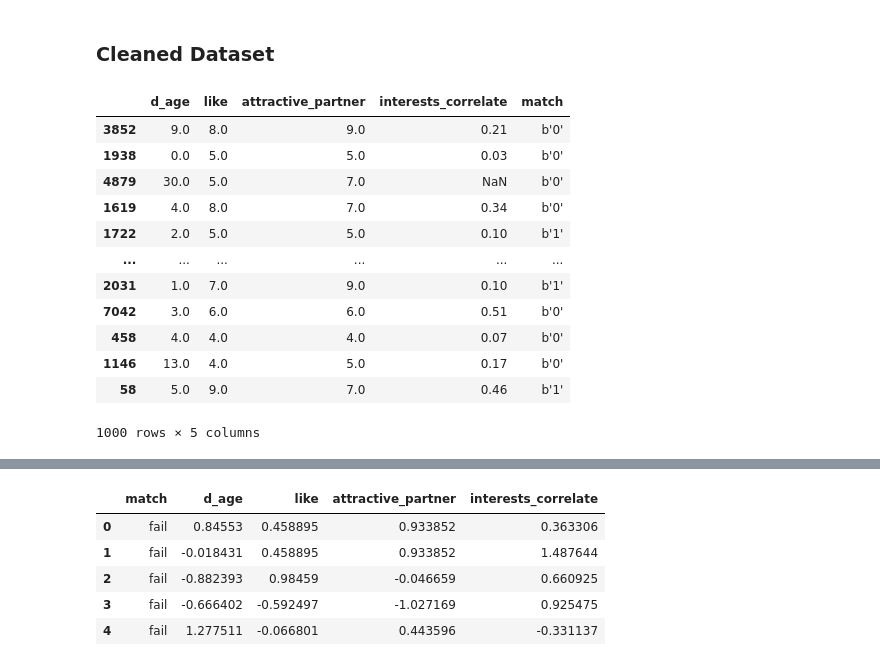
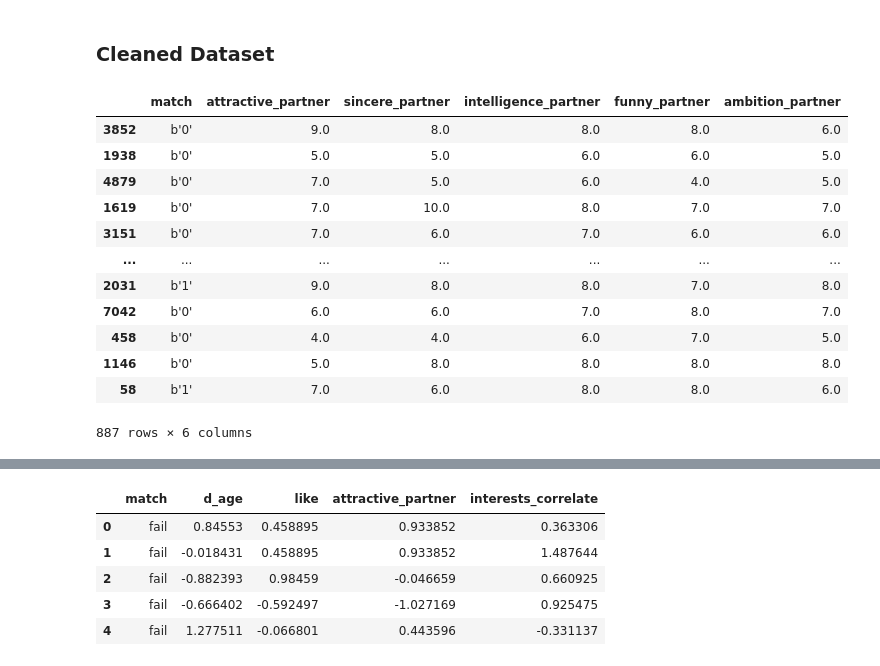
Before and after one commit to mkimur02/final_project_dsci100, a Jupyter notebook: Untitled.ipynb, the cells around one changed output, grey strips where cells are left out. Saved outputs shown, nothing was run; the diff lists cells and outputs as text; code cells hidden in the pictures.

```diff
--- a/Untitled.ipynb
+++ b/Untitled.ipynb
@@ -50,23 +50,23 @@ df_speeddating
 # %% [markdown]
 ### Cleaned Dataset
 # %%
-speeddating = df_speeddating[["d_age", "like","attractive_partner", "interests_correlate", "match"]]
-speeddating = speeddating.sample(n=1000, random_state=2023)
+speeddating = df_speeddating[["match","attractive_partner", "sincere_partner","intelligence_partner", "funny_partner", "ambition_partner"]]
+speeddating = speeddating.sample(n=1000, random_state=2023).dropna()
 speeddating
 # %% [output]
-|  | d_age | like | attractive_partner | interests_correlate | match |
-| 3852 | 9.0 | 8.0 | 9.0 | 0.21 | b'0' |
-| 1938 | 0.0 | 5.0 | 5.0 | 0.03 | b'0' |
-| 4879 | 30.0 | 5.0 | 7.0 | NaN | b'0' |
-| 1619 | 4.0 | 8.0 | 7.0 | 0.34 | b'0' |
-| 1722 | 2.0 | 5.0 | 5.0 | 0.10 | b'1' |
-| ... | ... | ... | ... | ... | ... |
-| 2031 | 1.0 | 7.0 | 9.0 | 0.10 | b'1' |
-| 7042 | 3.0 | 6.0 | 6.0 | 0.51 | b'0' |
-| 458 | 4.0 | 4.0 | 4.0 | 0.07 | b'0' |
-| 1146 | 13.0 | 4.0 | 5.0 | 0.17 | b'0' |
-| 58 | 5.0 | 9.0 | 7.0 | 0.46 | b'1' |
+|  | match | attractive_partner | sincere_partner | intelligence_partner | funny_partner | ambition_partner |
+| 3852 | b'0' | 9.0 | 8.0 | 8.0 | 8.0 | 6.0 |
+| 1938 | b'0' | 5.0 | 5.0 | 6.0 | 6.0 | 5.0 |
+| 4879 | b'0' | 7.0 | 5.0 | 6.0 | 4.0 | 5.0 |
+| 1619 | b'0' | 7.0 | 10.0 | 8.0 | 7.0 | 7.0 |
+| 3151 | b'0' | 7.0 | 6.0 | 7.0 | 6.0 | 6.0 |
+| ... | ... | ... | ... | ... | ... | ... |
+| 2031 | b'1' | 9.0 | 8.0 | 8.0 | 7.0 | 8.0 |
+| 7042 | b'0' | 6.0 | 6.0 | 7.0 | 8.0 | 7.0 |
+| 458 | b'0' | 4.0 | 4.0 | 6.0 | 7.0 | 5.0 |
+| 1146 | b'0' | 5.0 | 8.0 | 8.0 | 8.0 | 8.0 |
+| 58 | b'1' | 7.0 | 6.0 | 8.0 | 8.0 | 6.0 |
-1000 rows × 5 columns
+887 rows × 6 columns
 # %%
 speeddating["match"] = speeddating["match"].replace({"b'0'":"fail","b'1'":"success"}).astype("category")
 
```
Also changed, not shown: parts of 8 cells of this notebook.
